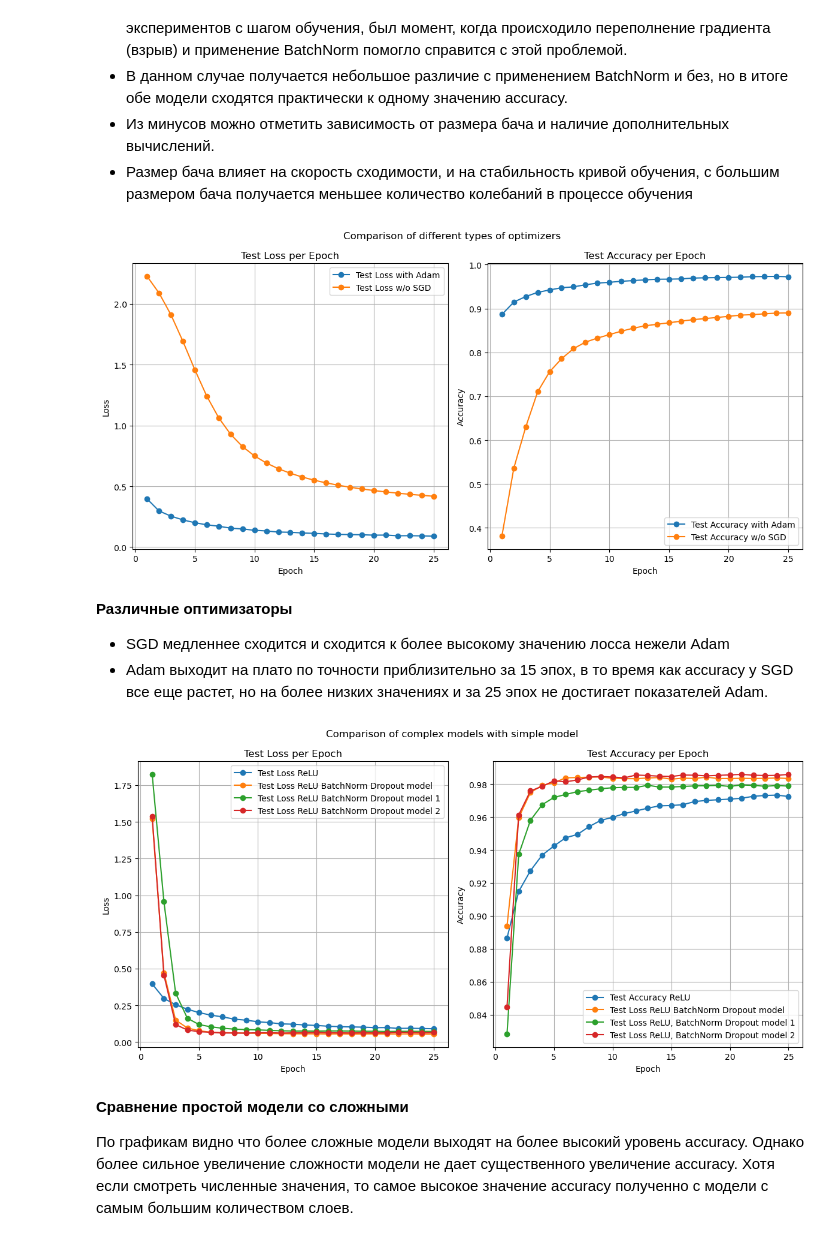
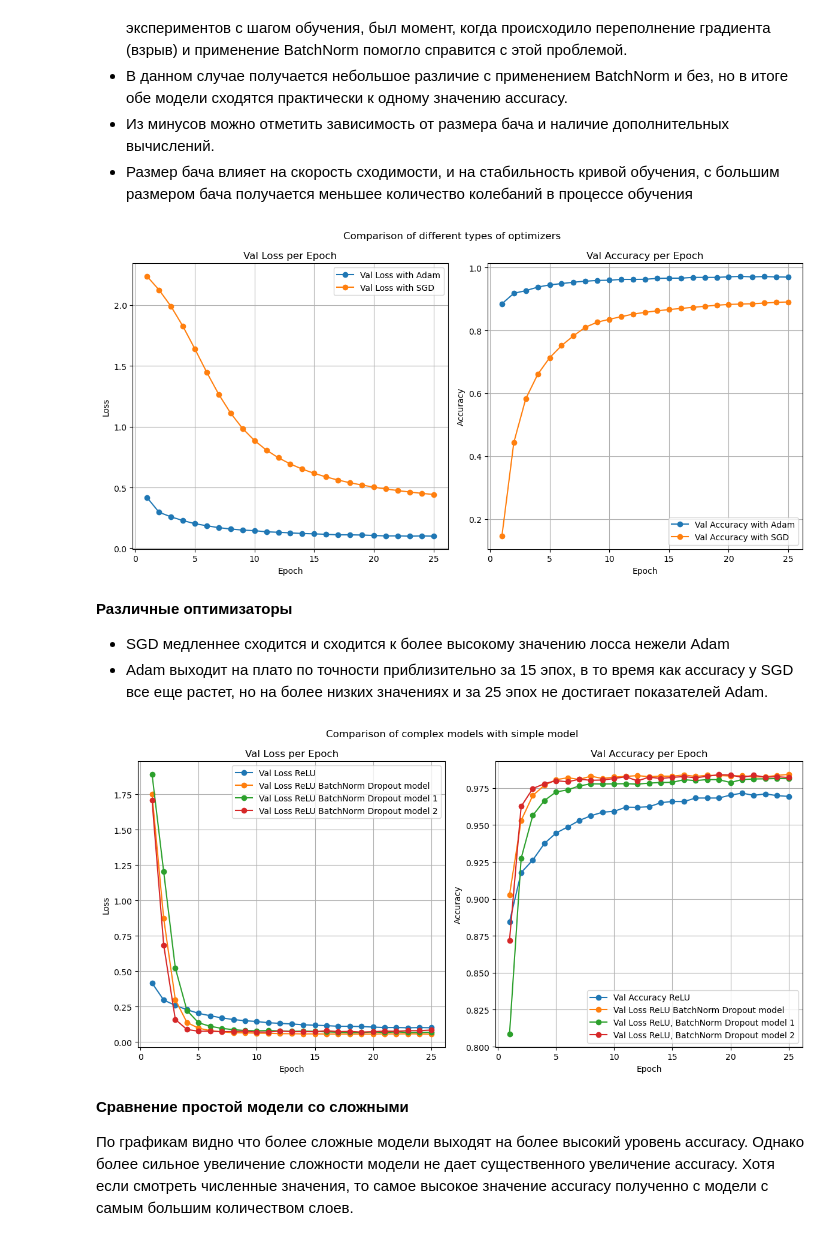
Before and after one commit to N3wBaz/mipt_ml, a Jupyter notebook: lab02_deep_learning/lab02_part1_warmup.ipynb, the cells around one changed output. Saved outputs shown, nothing was run; the diff lists cells and outputs as text; code cells hidden in the pictures.

```diff
--- a/lab02_deep_learning/lab02_part1_warmup.ipynb
+++ b/lab02_deep_learning/lab02_part1_warmup.ipynb
@@ -214,8 +214,13 @@ def read_images_labels(images_filepath, labels_filepath):
 train_images, train_labels = read_images_labels("train-images.idx3-ubyte", "train-labels.idx1-ubyte")
 test_images, test_labels = read_images_labels("t10k-images.idx3-ubyte", "t10k-labels.idx1-ubyte")
 
-X_train, X_val = train_images[:-10000], test_images[-10000:]
-y_train, y_val = train_labels[:-10000], test_labels[-10000:]
+val_size = 10000
+
+X_train, X_val = train_images[:-val_size], train_images[-val_size:]
+y_train, y_val = train_labels[:-val_size], train_labels[-val_size:]
+
+
+X_test, y_test = test_images, test_labels
 # %%
 #
 # Verify Reading Dataset via MnistDataloader class
@@ -258,10 +263,12 @@ One-hot encode the labels first.
 # %%
 # Your code goes here. ################################################
 
-X_train = np.array(train_images) / 255
-X_val = np.array(test_images) / 255
-y_train = np.array(train_labels)
-y_val = np.array(test_labels)
+X_train = np.array(X_train) / 255
+X_val = np.array(X_val) / 255
+X_test = np.array(X_test) / 255
+y_train = np.array(y_train)
+y_val = np.array(y_val)
+y_test = np.array(y_test)
 
 
 def one_hot(labels, num_classes=10):
@@ -273,6 +280,7 @@ def one_hot(labels, num_classes=10):
 
 y_train = one_hot(y_train)
 y_val = one_hot(y_val)
+y_test = one_hot(y_test)
 # %% [markdown]
 - **Compare** `ReLU`, `ELU`, `LeakyReLU`, `SoftPlus` activation functions.
 You would better pick the best optimizer params for each of them, but it is overkill for now. Use an architecture of your choice for the comparison.
@@ -712,6 +740,6 @@ batch_size = 2500
 lr = 3e-3
 # %%
 print('Обучение модели с активацией ReLU с помощью Adam optimazier')
-trained_model_relu, test_losses_relu, test_accuracies_relu = train_mnist(X_train, y_train, X_val, y_val,model_relu, n_epoch=n_epoch, batch_size=batch_size, learning_rate=lr)
+trained_model_relu, val_losses_relu, val_accuracies_relu, loss_relu, acc_relu = train_mnist(X_train, y_train, X_val, y_val, X_test, y_test, model_relu, n_epoch=n_epoch, batch_size=batch_size, learning_rate=lr)
 # %% [output]
 Обучение модели с активацией ReLU с помощью Adam optimazier
@@ -881,5 +916,7 @@ Epoch 25/25, Test loss: 0.1022, Test : 0.9714
 # %%
 print('Обучение модели с помощью SGD optimazier')
-trained_model_relu_sgd, test_losses_relu_sgd, test_accuracies_relu_sgd = train_mnist_sgd(X_train, y_train, X_val, y_val,model_relu2, n_epoch=n_epoch, batch_size=batch_size, learning_rate=lr)
+# trained_model_relu_sgd, test_losses_relu_sgd, test_accuracies_relu_sgd = train_mnist_sgd(X_train, y_train, X_val, y_val,model_relu2, n_epoch=n_epoch, batch_size=batch_size, learning_rate=lr)
+
+trained_model_sgd, val_losses_sgd, val_accuracies_sgd, loss_sgd, acc_sgd = train_mnist_sgd(X_train, y_train, X_val, y_val, X_test, y_test, model_relu2, n_epoch=n_epoch, batch_size=batch_size, learning_rate=lr)
 # %% [output]
 Обучение модели с помощью SGD optimazier
@@ -1049,34 +1092,34 @@ plt.show()
 # %%
 plt.figure(figsize=(12, 6))
 
 # График потерь
 plt.subplot(1, 2, 1)
-plt.plot(range(1, len(test_losses_relu) + 1), test_losses_relu, marker='o', label='Test Loss with Adam')
-# plt.plot(range(1, len(test_losses_relu1) + 1), test_losses_relu1, marker='o', label='Test Loss w/o BatchNorm Adam')
-plt.plot(range(1, len(test_losses_relu_sgd) + 1), test_losses_relu_sgd, marker='o', label='Test Loss w/o SGD')
+plt.plot(range(1, len(val_losses_relu) + 1), val_losses_relu, marker='o', label='Val Loss with Adam')
+# plt.plot(range(1, len(val_losses_relu1) + 1), val_losses_relu1, marker='o', label='Test Loss w/o BatchNorm Adam')
+plt.plot(range(1, len(val_losses_sgd) + 1), val_losses_sgd, marker='o', label='Val Loss with SGD')
 
 plt.xlabel('Epoch')
 plt.ylabel('Loss')
-plt.title('Test Loss per Epoch')
+plt.title('Val Loss per Epoch')
 plt.grid(True)
 plt.legend()
 
 # График точности
 plt.subplot(1, 2, 2)
-plt.plot(range(1, len(test_accuracies_relu) + 1), test_accuracies_relu, marker='o', label='Test Accuracy with Adam')
-# plt.plot(range(1, len(test_accuracies_relu1) + 1), test_accuracies_relu1, marker='o',  label='Test Accuracy w/o BatchNorm Adam')
-plt.plot(range(1, len(test_accuracies_relu_sgd) + 1), test_accuracies_relu_sgd, marker='o',label='Test Accuracy w/o SGD' )
+plt.plot(range(1, len(val_accuracies_relu) + 1), val_accuracies_relu, marker='o', label='Val Accuracy with Adam')
+# plt.plot(range(1, len(val_accuracies_relu1) + 1), val_accuracies_relu1, marker='o',  label='Test Accuracy w/o BatchNorm Adam')
+plt.plot(range(1, len(val_accuracies_sgd) + 1), val_accuracies_sgd, marker='o',label='Val Accuracy with SGD' )
 plt.xlabel('Epoch')
 plt.ylabel('Accuracy')
-plt.title('Test Accuracy per Epoch')
+plt.title('Val Accuracy per Epoch')
 plt.grid(True)
 plt.legend()
 plt.suptitle('Comparison of different types of optimizers')
 plt.tight_layout()
 
 plt.show()
 # %% [output]
-[figure, old version]
+[figure, new version]
 # %% [markdown]
 **Различные оптимизаторы**
 * SGD медленнее сходится и сходится к более высокому значению лосса нежели Adam
@@ -1086,31 +1129,31 @@ plt.figure(figsize=(12, 6))
 
 # График потерь
 plt.subplot(1, 2, 1)
-plt.plot(range(1, len(test_losses_relu) + 1), test_losses_relu, marker='o', label='Test Loss ReLU')
-# plt.plot(range(1, len(test_losses_relu_bn) + 1), test_losses_relu_bn, marker='o', label='Test Loss with ReLU and BatchNorm')
-plt.plot(range(1, len(test_losses_final) + 1), test_losses_final, marker='o', label='Test Loss ReLU BatchNorm Dropout model')
-plt.plot(range(1, len(test_losses_final1) + 1), test_losses_final1, marker='o', label='Test Loss ReLU BatchNorm Dropout model 1')
-plt.plot(range(1, len(test_losses_final2) + 1), test_losses_final2, marker='o', label='Test Loss ReLU BatchNorm Dropout model 2')
+plt.plot(range(1, len(val_losses_relu) + 1), val_losses_relu, marker='o', label='Val Loss ReLU')
+# plt.plot(range(1, len(val_losses_relu_bn) + 1), val_losses_relu_bn, marker='o', label='Test Loss with ReLU and BatchNorm')
+plt.plot(range(1, len(val_losses_final) + 1), val_losses_final, marker='o', label='Val Loss ReLU BatchNorm Dropout model')
+plt.plot(range(1, len(val_losses_final1) + 1), val_losses_final1, marker='o', label='Val Loss ReLU BatchNorm Dropout model 1')
+plt.plot(range(1, len(val_losses_final2) + 1), val_losses_final2, marker='o', label='Val Loss ReLU BatchNorm Dropout model 2')
 
 
 
 plt.xlabel('Epoch')
 plt.ylabel('Loss')
-plt.title('Test Loss per Epoch')
+plt.title('Val Loss per Epoch')
 # plt.yscale('log')
 plt.grid(True)
 plt.legend()
 
 # График точности
 plt.subplot(1, 2, 2)
-plt.plot(range(1, len(test_accuracies_relu) + 1), test_accuracies_relu, marker='o',  label='Test Accuracy ReLU')
-# plt.plot(range(1, len(test_accuracies_relu_bn) + 1), test_accuracies_relu_bn, marker='o',  label='Test Accuracy with ReLU and BatchNorm')
-plt.plot(range(1, len(test_accuracies_final) + 1), test_accuracies_final, marker='o', label='Test Loss ReLU BatchNorm Dropout model')
-plt.plot(range(1, len(test_accuracies_final1) + 1), test_accuracies_final1, marker='o', label='Test Loss ReLU, BatchNorm Dropout model 1')
-plt.plot(range(1, len(test_accuracies_final2) + 1), test_accuracies_final2, marker='o', label='Test Loss ReLU, BatchNorm Dropout model 2')
+plt.plot(range(1, len(val_accuracies_relu) + 1), val_accuracies_relu, marker='o',  label='Val Accuracy ReLU')
+# plt.plot(range(1, len(val_accuracies_relu_bn) + 1), val_accuracies_relu_bn, marker='o',  label='Test Accuracy with ReLU and BatchNorm')
+plt.plot(range(1, len(val_accuracies_final) + 1), val_accuracies_final, marker='o', label='Val Loss ReLU BatchNorm Dropout model')
+plt.plot(range(1, len(val_accuracies_final1) + 1), val_accuracies_final1, marker='o', label='Val Loss ReLU, BatchNorm Dropout model 1')
+plt.plot(range(1, len(val_accuracies_final2) + 1), val_accuracies_final2, marker='o', label='Val Loss ReLU, BatchNorm Dropout model 2')
 plt.xlabel('Epoch')
 plt.ylabel('Accuracy')
-plt.title('Test Accuracy per Epoch')
+plt.title('Val Accuracy per Epoch')
 # plt.yscale('log')
 plt.grid(True)
 plt.legend()
@@ -1119,7 +1162,7 @@ plt.tight_layout()
 
 plt.show()
 # %% [output]
-[figure, old version]
+[figure, new version]
 # %% [markdown]
 **Сравнение простой модели со сложными**
 
```
Also changed, not shown: parts of 23 cells of this notebook.
